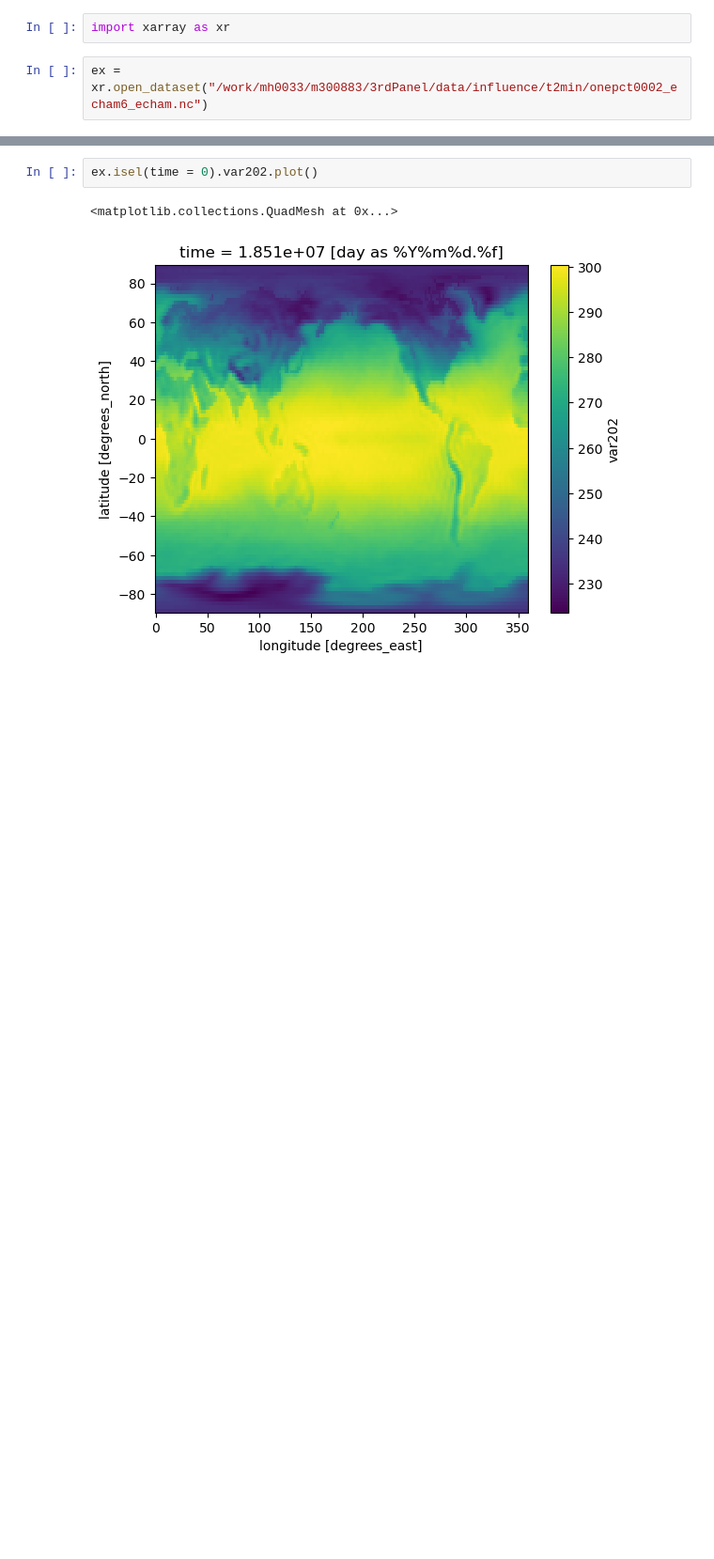
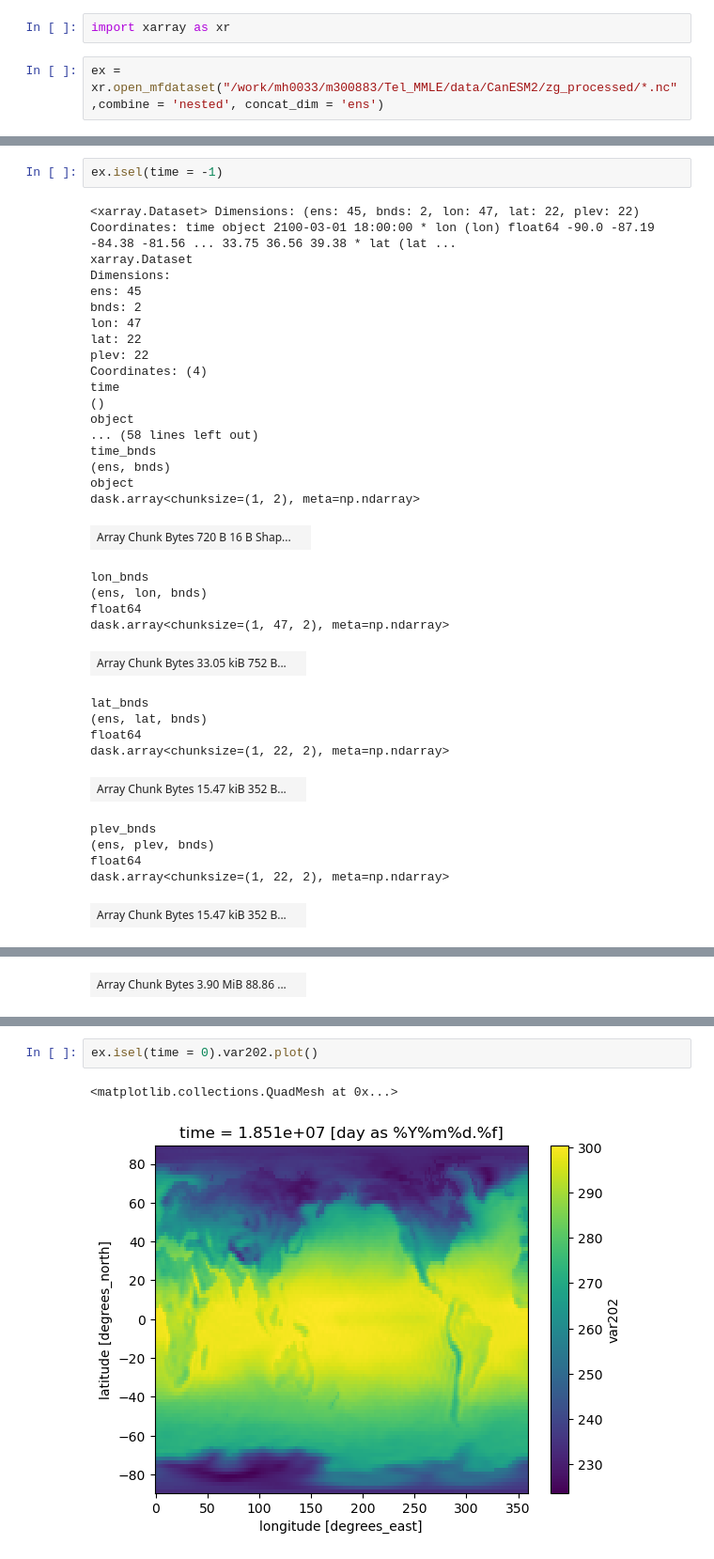
Before and after one commit to liuquan18/Tel_MMLE, a Jupyter notebook: script/variable_gather/check_map.ipynb, the cells around one changed output, grey strips where cells are left out. Shown at 94% size. Drawn from its saved outputs; the diff is of its cells as text; blank space fills up the shorter version.

```diff
--- a/script/variable_gather/check_map.ipynb
+++ b/script/variable_gather/check_map.ipynb
@@ -1,7 +1,7 @@
 # %%
 import xarray as xr
 # %%
-ex = xr.open_dataset("/work/mh0033/m300883/3rdPanel/data/influence/t2min/onepct0002_echam6_echam.nc")
+ex = xr.open_mfdataset("/work/mh0033/m300883/Tel_MMLE/data/CanESM2/zg_processed/*.nc",combine = 'nested', concat_dim = 'ens')
 # %%
 ex
 # %% [output]
@@ -26,0 +76,36 @@ Attributes:
+# %%
+ex.isel(time = -1)
+# %% [output]
+<xarray.Dataset> Dimensions: (ens: 45, bnds: 2, lon: 47, lat: 22, plev: 22) Coordinates: time object 2100-03-01 18:00:00 * lon (lon) float64 -90.0 -87.19 -84.38 -81.56 ... 33.75 36.56 39.38 * lat (lat ...
+xarray.Dataset
+Dimensions:
+ens: 45
+bnds: 2
+lon: 47
+lat: 22
+plev: 22
+Coordinates: (4)
+time
+()
+object
+... (58 lines left out)
+time_bnds
+(ens, bnds)
+object
+dask.array<chunksize=(1, 2), meta=np.ndarray>
+| Array Chunk Bytes 720 B 16 B Shap... |  |
+lon_bnds
+(ens, lon, bnds)
+float64
+dask.array<chunksize=(1, 47, 2), meta=np.ndarray>
+| Array Chunk Bytes 33.05 kiB 752 B... |  |
+lat_bnds
+(ens, lat, bnds)
+float64
+dask.array<chunksize=(1, 22, 2), meta=np.ndarray>
+| Array Chunk Bytes 15.47 kiB 352 B... |  |
+plev_bnds
+(ens, plev, bnds)
+float64
+dask.array<chunksize=(1, 22, 2), meta=np.ndarray>
+| Array Chunk Bytes 15.47 kiB 352 B... |  |
@@ -26,0 +129 @@ Attributes:
+| Array Chunk Bytes 3.90 MiB 88.86 ... |  |
```
Also changed, not shown: parts of 2 cells of this notebook, 4 other files.
